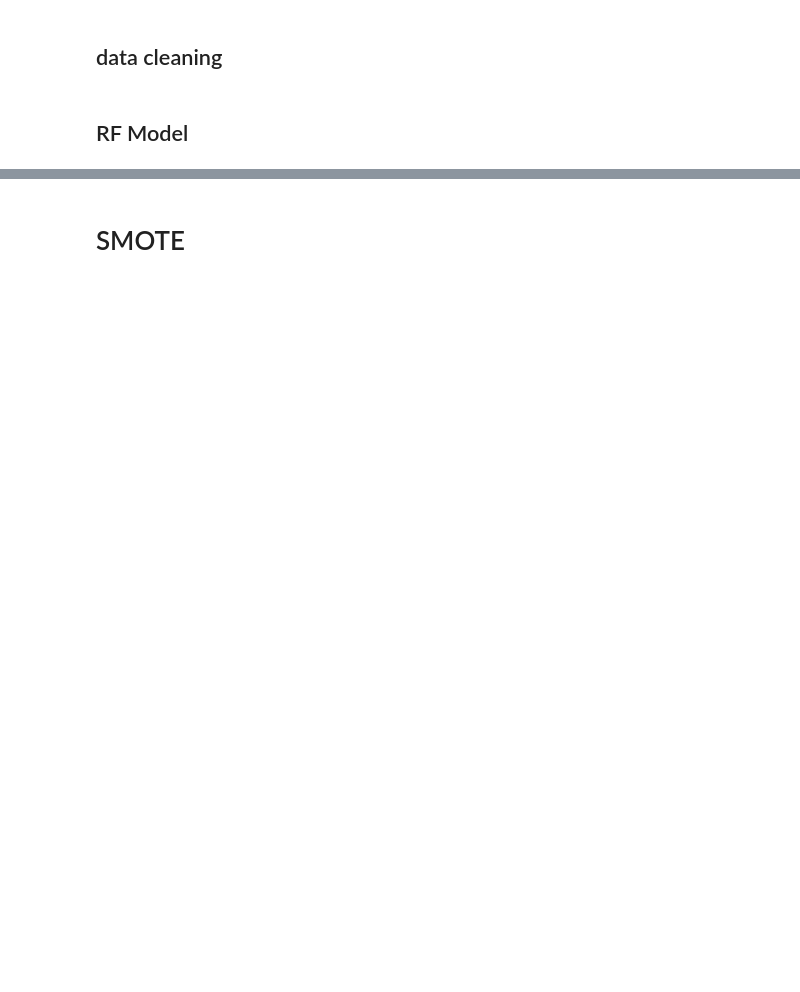
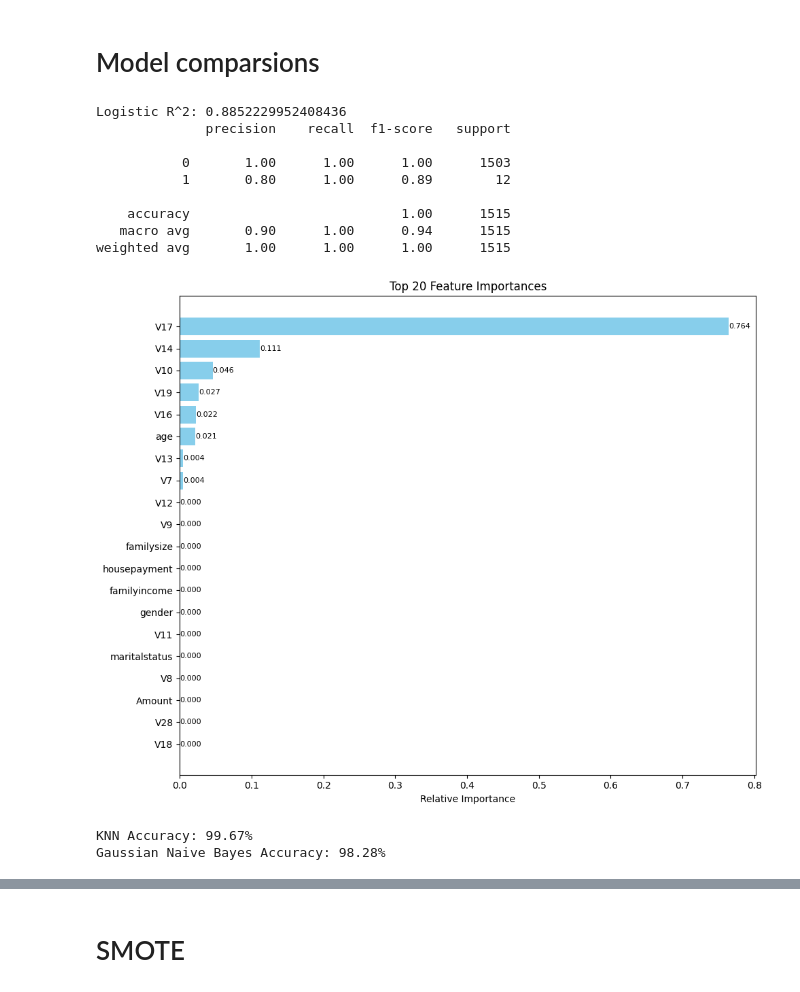
Before and after one commit to Dandata0101/mbs-fraud-detection, a Jupyter notebook: Classwork_day03.ipynb, the cells around one changed output, grey strips where cells are left out. Saved outputs shown, nothing was run; the diff lists cells and outputs as text; code cells hidden in the pictures; blank space fills up the shorter version.

```diff
--- a/Classwork_day03.ipynb
+++ b/Classwork_day03.ipynb
@@ -289,2 +44,0 @@ current_data = pd.concat([train], axis=0)
-# %% [markdown]
-## data cleaning
@@ -338,2 +45,2 @@ columns_data[(columns_data == 'current_data')]
 # %% [markdown]
-## RF Model
+# Model comparsions
@@ -404,0 +47,21 @@ plt.show()
+# %%
+from scripts.models import logistic_regression_model,train_and_evaluate_decision_tree,train_and_evaluate_random_forest,train_and_evaluate_knn,train_and_evaluate_gaussian_nb
+
+_= logistic_regression_model(df=df4, target_column='Class', drop_columns=['id'], add_constant=True, return_type='R2')
+_= train_and_evaluate_decision_tree(df4, 'Class', ['Class', 'id'],test_size=0.3, random_state=42, return_accuracy_only=True, top_n_features=20)
+_= train_and_evaluate_random_forest(df4, 'Class', ['id'], return_accuracy_only=True)
+_= train_and_evaluate_knn(df4, 'Class', ['id'], n_neighbors=5, return_accuracy_only=True)
+_= train_and_evaluate_gaussian_nb(df4, 'Class', ['id'], return_accuracy_only=True)
+# %% [output]
+Logistic R^2: 0.8852229952408436
+              precision    recall  f1-score   support
+
+           0       1.00      1.00      1.00      1503
+           1       0.80      1.00      0.89        12
+
+    accuracy                           1.00      1515
+   macro avg       0.90      1.00      0.94      1515
+weighted avg       1.00      1.00      1.00      1515
+[figure, added]
+KNN Accuracy: 99.67%
+Gaussian Naive Bayes Accuracy: 98.28%
```
Also changed, not shown: parts of 21 cells of this notebook, 3 other files.
